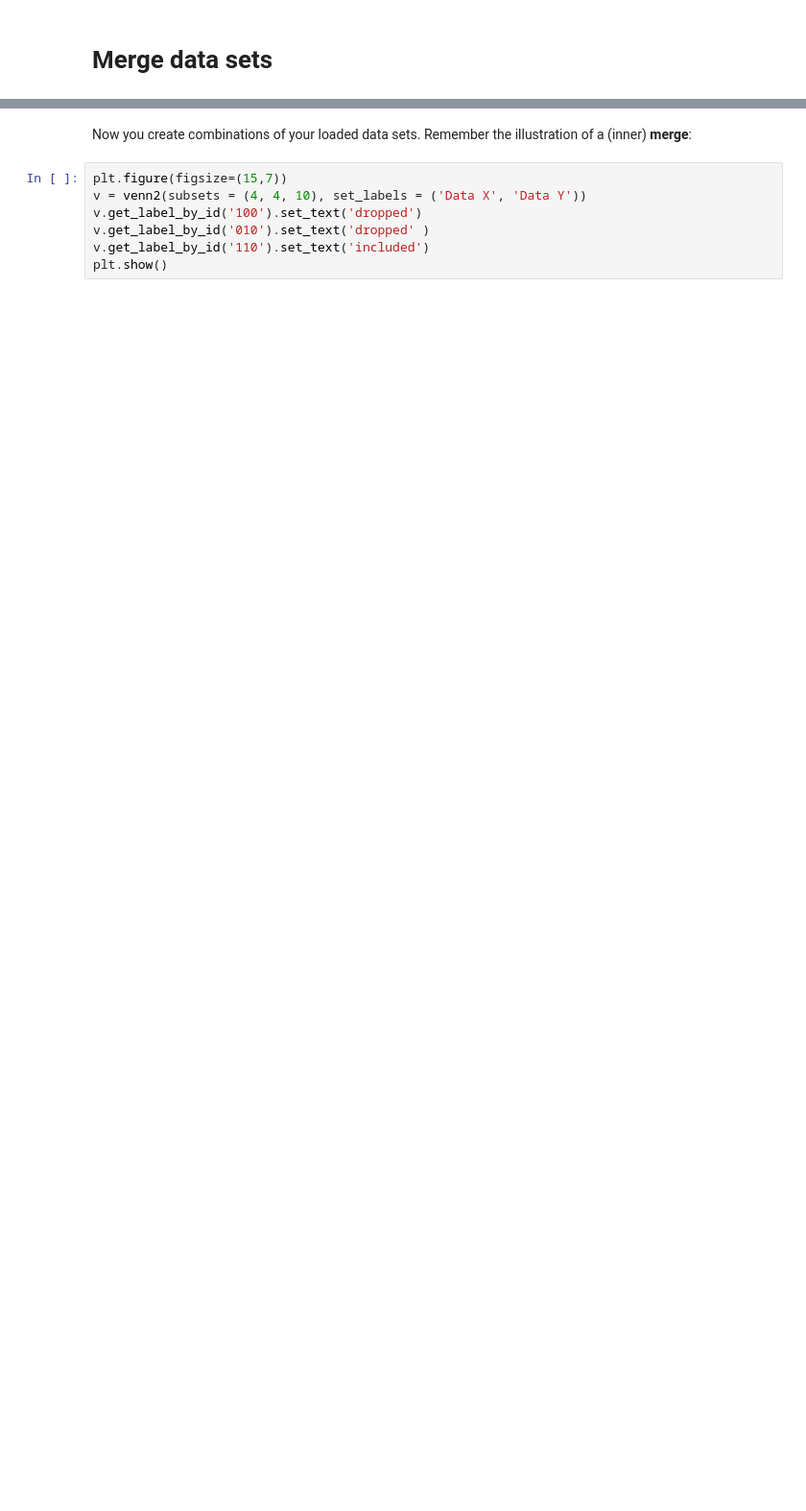
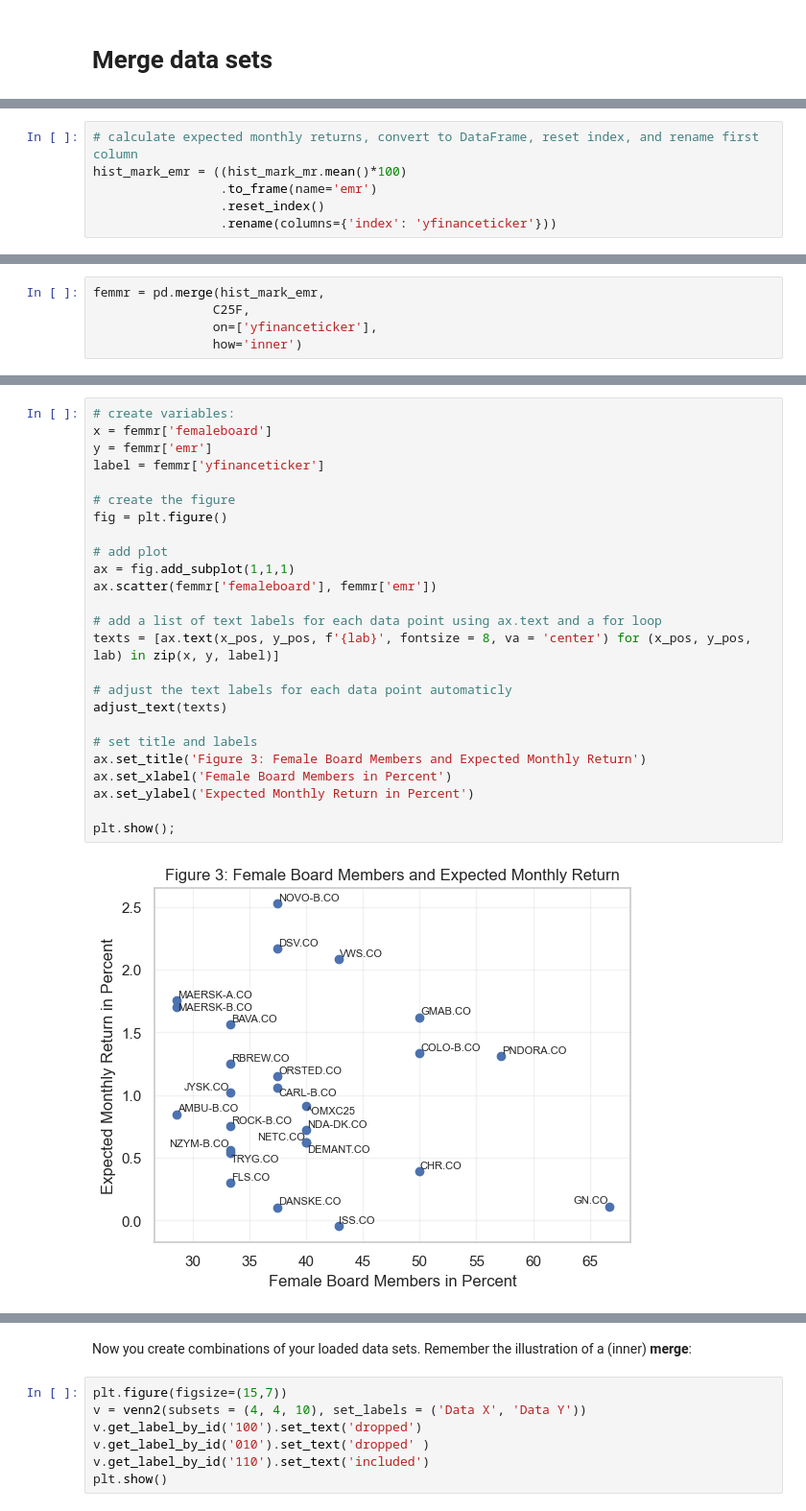
Before and after one commit to NumEconCopenhagen/projects-2023-jts, a Jupyter notebook: dataproject/dataproject.ipynb, the cells around one changed output, grey strips where cells are left out. Shown at 96% size. Drawn from its saved outputs; the diff is of its cells as text; blank space fills up the shorter version.

```diff
--- a/dataproject/dataproject.ipynb
+++ b/dataproject/dataproject.ipynb
@@ -197,0 +173,6 @@ hist_mark_emr.head()
+# %%
+# calculate expected monthly returns, convert to DataFrame, reset index, and rename first column
+hist_mark_emr = ((hist_mark_mr.mean()*100)
+                 .to_frame(name='emr')
+                 .reset_index()
+                 .rename(columns={'index': 'yfinanceticker'}))
@@ -197,0 +181,5 @@ hist_mark_emr.head()
+# %%
+femmr = pd.merge(hist_mark_emr,
+                C25F,
+                on=['yfinanceticker'],
+                how='inner')
@@ -197,0 +188,27 @@ hist_mark_emr.head()
+# %%
+# create variables:
+x = femmr['femaleboard']
+y = femmr['emr']
+label = femmr['yfinanceticker']
+
+# create the figure
+fig = plt.figure()
+
+# add plot
+ax = fig.add_subplot(1,1,1)
+ax.scatter(femmr['femaleboard'], femmr['emr'])
+
+# add a list of text labels for each data point using ax.text and a for loop
+texts = [ax.text(x_pos, y_pos, f'{lab}', fontsize = 8, va = 'center') for (x_pos, y_pos, lab) in zip(x, y, label)]
+
+# adjust the text labels for each data point automaticly
+adjust_text(texts)
+
+# set title and labels
+ax.set_title('Figure 3: Female Board Members and Expected Monthly Return')
+ax.set_xlabel('Female Board Members in Percent')
+ax.set_ylabel('Expected Monthly Return in Percent')
+
+plt.show();
+# %% [output]
+[figure, added]
```
Also changed, not shown: parts of 18 cells of this notebook, 1 other file.
